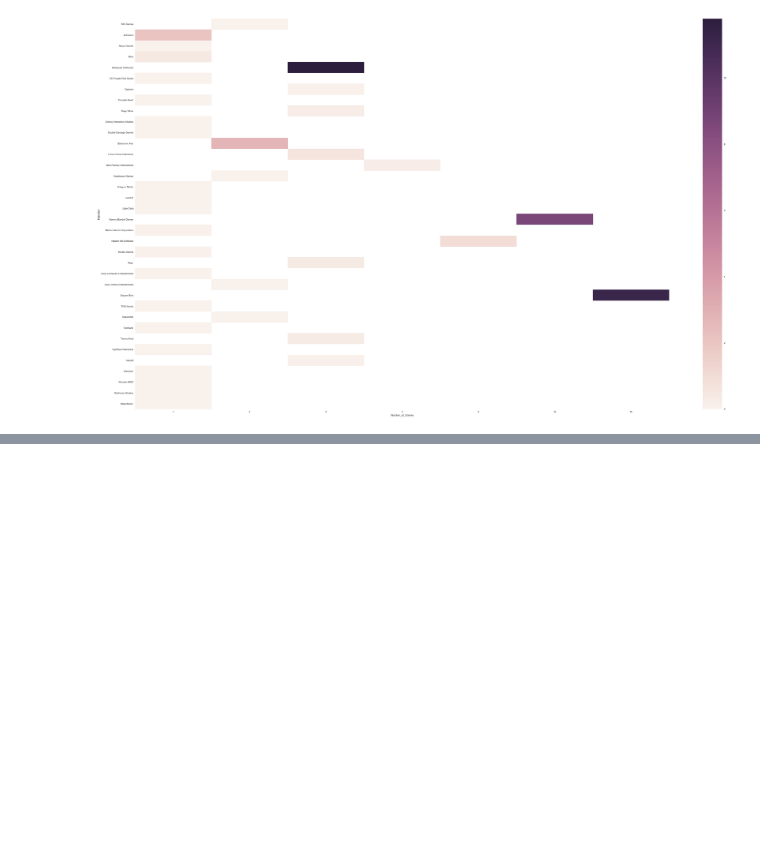
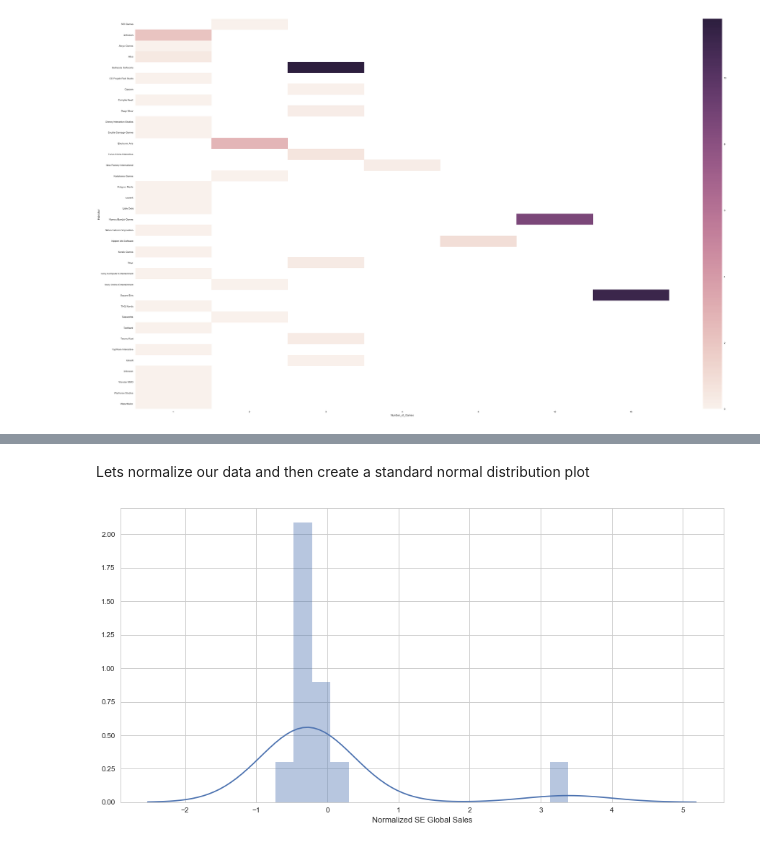
Before and after one commit to nahianjahangir/PS4_Consumer_Analytics, a Jupyter notebook: PS4_Analytics.ipynb, the cells around one changed output, grey strips where cells are left out. Saved outputs shown, nothing was run; the diff lists cells and outputs as text; code cells hidden in the pictures; blank space fills up the shorter version.

```diff
--- a/PS4_Analytics.ipynb
+++ b/PS4_Analytics.ipynb
@@ -204,0 +295,42 @@ plt.show()
+# %%
+Square_Enix = Bethesda_Square_Games.loc[Bethesda_Square_Games['Publisher']== 'Square Enix']
+SE_Games_Sold = pd.concat([Square_Enix['Game'], Square_Enix['Global_Total']], axis=1, keys=['Game', 'Global_Total'])
+# %% [markdown]
+Lets normalize our data and then create a standard normal distribution plot
+# %%
+# This function calculates standard_score
+# params: average <int>, an average; standard_deviation <int>, a standard deviation; raw_value <int>, a value
+# return: standard_score <float>, the standard score
+def standard_score(average, standard_deviation, raw_value):
+    return ((float(raw_value) - float(average))/float(standard_deviation))
+
+# This function turns a list with indices into a series
+# params: indices <list>, list of indices; values <list>, list of values
+# return: <dataframe>, a series of those two lists combined
+def normalized(indices, values, average, standard_deviation):
+    normalized_values = []
+    for val in values:
+        normal = standard_score(average, standard_deviation, val)
+        normalized_values.append(normal)
+    return (pd.DataFrame(normalized_values, index = indices))
+# %%
+# average of global sales
+mean = np.mean(SE_Games_Sold['Global_Total'])
+# standard deviation of global sales
+std = np.std(SE_Games_Sold['Global_Total'])
+# indices of the entries
+game_indices = list(SE_Games_Sold.index)
+# all the square enix global sales
+sales = list(SE_Games_Sold['Global_Total'].values)
+
+normalized_df = normalized(game_indices, sales, mean, std)
+normalized_df = normalized_df.rename(columns={0:'Normalized'})
+# %%
+SE_Games_Sold = SE_Games_Sold.join(normalized_df)
+# %%
+plt.figure(figsize = (15,7.5))
+Normalized_Dist = sns.distplot(SE_Games_Sold['Normalized'])
+Normalized_Dist.set(xlabel='Normalized SE Global Sales')
+plt.show()
+# %% [output]
+[figure, added]
```
Also changed, not shown: parts of 23 cells of this notebook.
